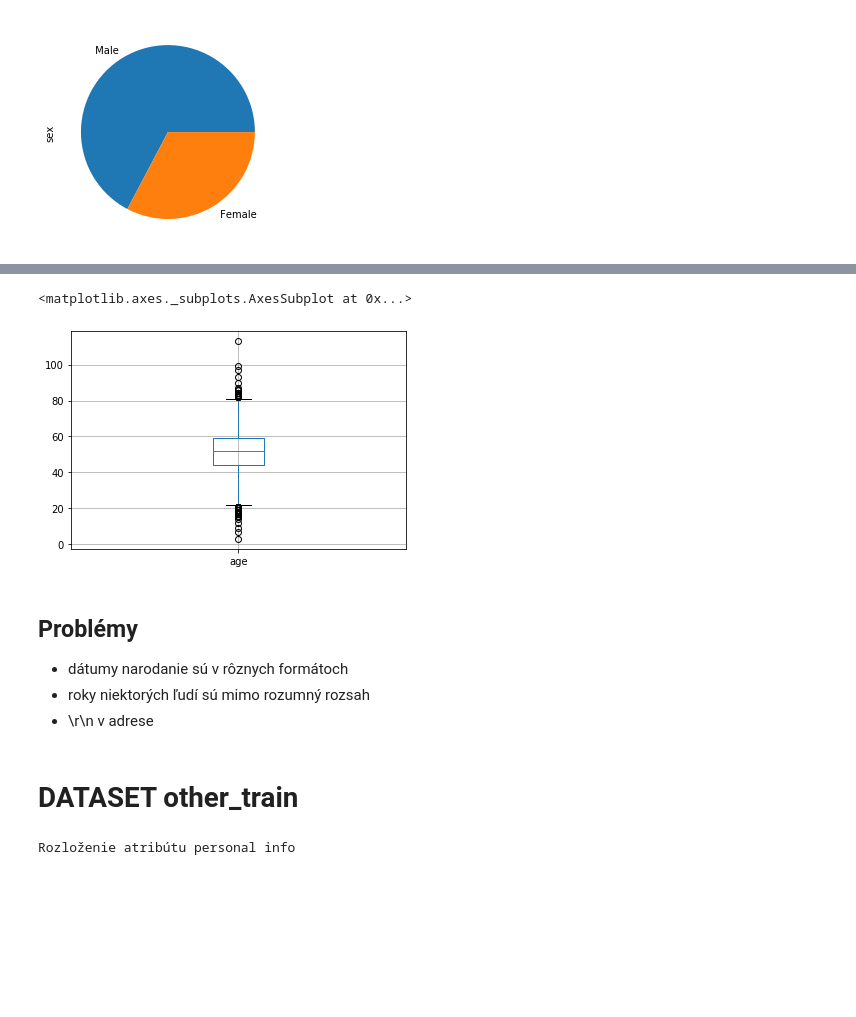
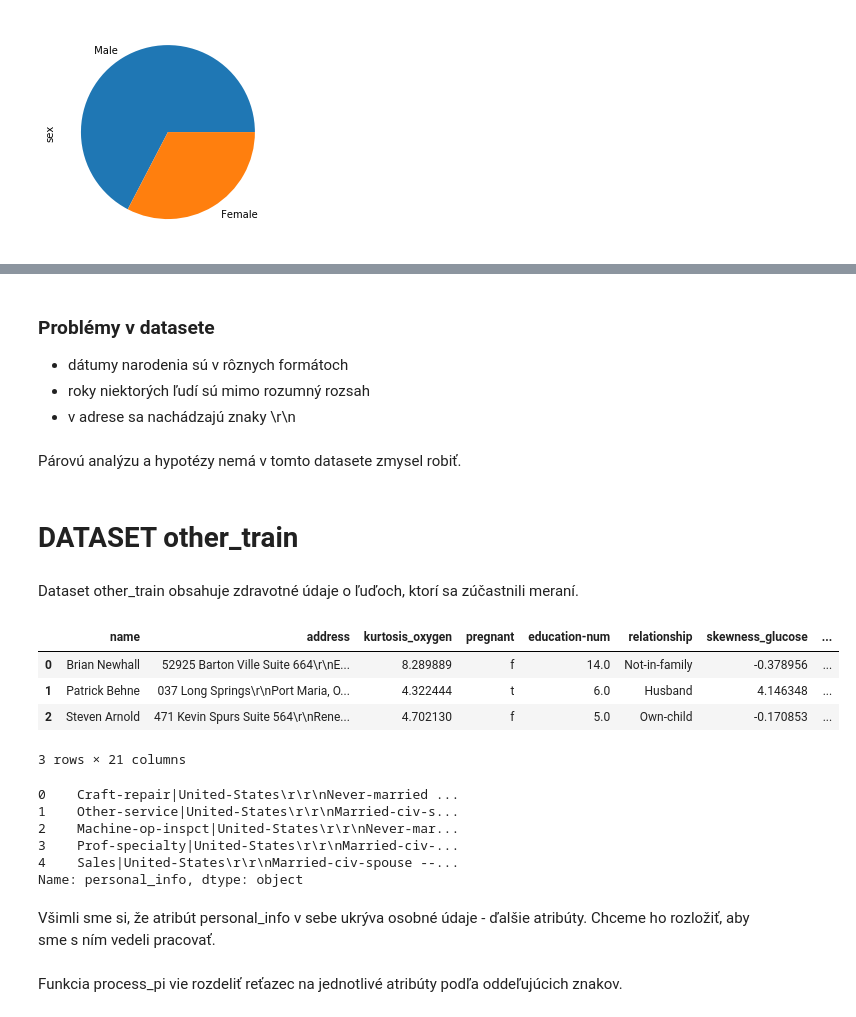
Before and after one commit to xheban/IAU-projekt, a Jupyter notebook: Projekt.ipynb, the cells around one changed output, grey strips where cells are left out. Saved outputs shown, nothing was run; the diff lists cells and outputs as text; code cells hidden in the pictures; blank space fills up the shorter version.

```diff
--- a/Projekt.ipynb
+++ b/Projekt.ipynb
@@ -130,19 +165,37 @@ personal_train.boxplot("age")
-# %%
-ages.boxplot("age")
-# %% [output]
-<matplotlib.axes._subplots.AxesSubplot at 0x...>
-[figure, removed]
 # %% [markdown]
-##  Problémy
-* dátumy narodanie sú v rôznych formátoch
+###  Problémy v datasete
+* dátumy narodenia sú v rôznych formátoch
 * roky niektorých ľudí sú mimo rozumný rozsah
-* \r\n v adrese
+* v adrese sa nachádzajú znaky \r\n
+# %% [markdown]
+Párovú analýzu a hypotézy nemá v tomto datasete zmysel robiť.
 # %% [markdown]
 
 
 
 
 # DATASET other_train
+# %% [markdown]
+Dataset other_train obsahuje zdravotné údaje o ľuďoch, ktorí sa zúčastnili meraní.
+# %%
+other_train.head(3)
+# %% [output]
+|  | name | address | kurtosis_oxygen | pregnant | education-num | relationship | skewness_glucose | ... |
+| 0 | Brian Newhall | 52925 Barton Ville Suite 664\r\nE... | 8.289889 | f | 14.0 | Not-in-family | -0.378956 | ... |
+| 1 | Patrick Behne | 037 Long Springs\r\nPort Maria, O... | 4.322444 | t | 6.0 | Husband | 4.146348 | ... |
+| 2 | Steven Arnold | 471 Kevin Spurs Suite 564\r\nRene... | 4.702130 | f | 5.0 | Own-child | -0.170853 | ... |
+3 rows × 21 columns
+# %%
+other_train.personal_info.head()
+# %% [output]
+0    Craft-repair|United-States\r\r\nNever-married ...
+1    Other-service|United-States\r\r\nMarried-civ-s...
+2    Machine-op-inspct|United-States\r\r\nNever-mar...
+3    Prof-specialty|United-States\r\r\nMarried-civ-...
+4    Sales|United-States\r\r\nMarried-civ-spouse --...
+Name: personal_info, dtype: object
+# %% [markdown]
+Všimli sme si, že atribút personal_info v sebe ukrýva osobné údaje - ďalšie atribúty. Chceme ho rozložiť, aby sme s ním vedeli pracovať.
 # %%
 def process_pi(text):
     if pd.isnull(text):
@@ -151,8 +204,7 @@ def process_pi(text):
     splitted_pi = list(filter(None,splitted_pi))
     splitted_pi.remove("--")
     return pd.Series([splitted_pi[0],splitted_pi[1],splitted_pi[2],splitted_pi[3],splitted_pi[4]])
+# %% [markdown]
+Funkcia process_pi vie rozdeliť reťazec na jednotlivé atribúty podľa oddeľujúcich znakov.
 # %%
-other_train[['job','state','Family status','Home','Color']] = other_train['personal_info'].apply(process_pi)
-print("Rozloženie atribútu personal info")
+other_train[['job','state','family_status','home','color']] = other_train['personal_info'].apply(process_pi)
-# %% [output]
-Rozloženie atribútu personal info
```
Also changed, not shown: parts of 39 cells of this notebook.
